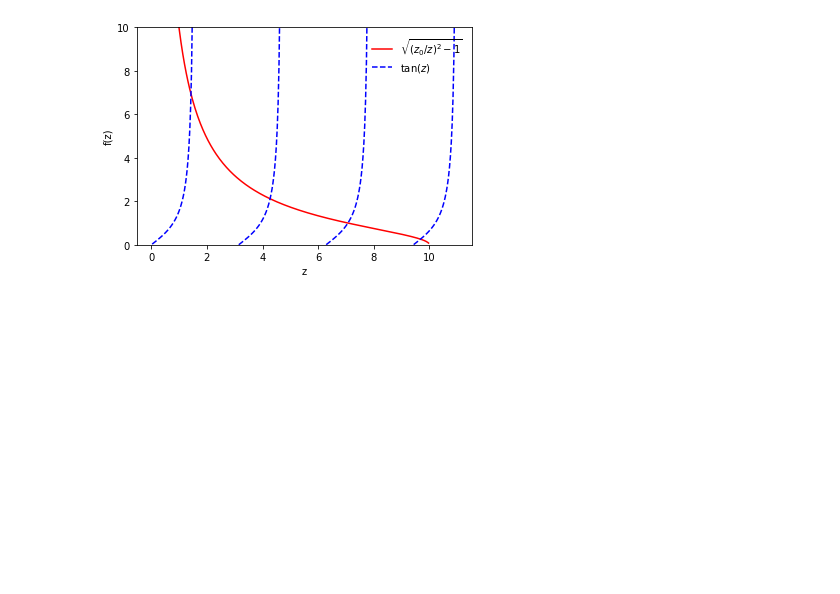
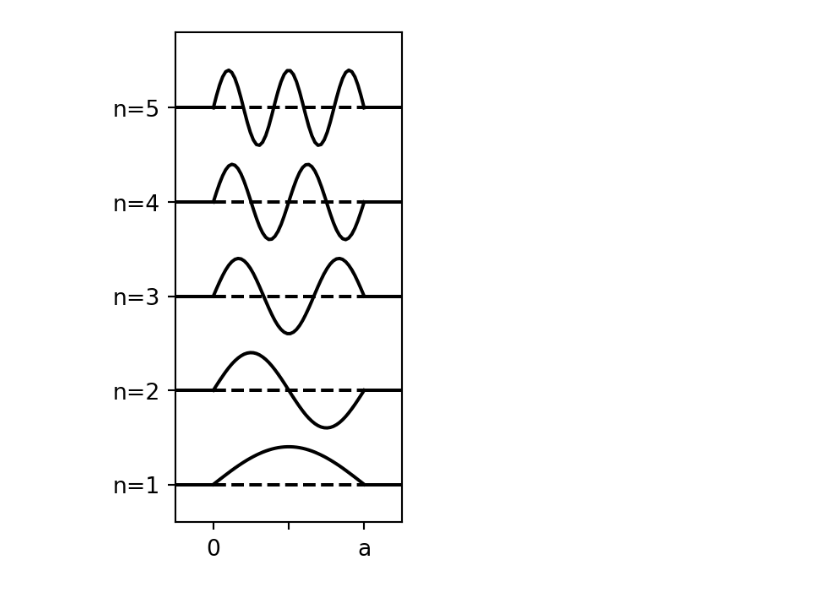
Before and after one commit to mulhearn/classwork, a Jupyter notebook: phy115a/python/figures.ipynb, the cells around one changed output. Cells and saved outputs as stored; diff of their text form; code cells hidden in the pictures; blank space fills up the shorter version.

```diff
--- a/phy115a/python/figures.ipynb
+++ b/phy115a/python/figures.ipynb
@@ -7,41 +5,37 @@ Populating the interactive namespace from numpy and matplotlib
-# %%
-from math import pi
-
-z0 = 10
-
-z = np.linspace(0,10*pi,1000)
-mask = (z<z0)&(z>0)
-za = z[mask]
-ya = sqrt((z0/za)**2-1)
-
-plt.plot(za,ya,"r-",label="$\sqrt{(z_0/z)^2 - 1}$")
-
-mask = (z>0)&(z<pi/2)
-zb1 = z[mask]
-yb1 = tan(zb1)
-plt.plot(zb1,yb1,"b--", label="tan$(z)$")
-
-mask = (z>pi)&(z<3*pi/2)
-zb2 = z[mask]
-yb2 = tan(zb2)
-plt.plot(zb2,yb2,"b--")
-
-mask = (z>2*pi)&(z<5*pi/2)
-zb3 = z[mask]
-yb3 = tan(zb3)
-plt.plot(zb3,yb3,"b--")
-
-mask = (z>3*pi)&(z<7*pi/2)
-zb4 = z[mask]
-yb4 = tan(zb4)
-plt.plot(zb4,yb4,"b--")
-
-plt.ylim(0,10)
-
-plt.xlabel("z")
-plt.ylabel("f(z)")
-plt.legend(loc=1, frameon=False)
-
-plt.savefig("finitewell.pdf")
-# %% [output]
-[figure, removed]
+# %%
+xticks  = [0,0.5,1.0]
+xlabels = ["0","","a"]
+
+yticks  = [0,2.5,5,7.5,10]
+ylabels = ["n=1","n=2","n=3","n=4","n=5"]
+
+
+fig = plt.figure(figsize=(8, 4), dpi=(192))
+ax = plt.gca()
+ax.set_aspect(0.25)
+ax.set_xticks(xticks)
+ax.set_xticklabels(xlabels)
+ax.set_yticks(yticks)
+ax.set_yticklabels(ylabels)
+
+ax.set_xlim(-0.25,1.25)
+ax.set_ylim(-1,12)
+
+x = np.linspace(0,1)
+
+ax.plot(x,sin(pi*x),"k-")
+ax.plot(x,sin(2*pi*x)+2.5,"k-")
+ax.plot(x,sin(3*pi*x)+5,"k-")
+ax.plot(x,sin(4*pi*x)+7.5,"k-")
+ax.plot(x,sin(5*pi*x)+10,"k-")
+
+#ax.vlines([0,1],0,5,color="black")
+ax.hlines([0,2.5,5,7.5,10],-1,0,color="black",ls="-")
+ax.hlines([0,2.5,5,7.5,10],0,1,color="black",ls="--")
+ax.hlines([0,2.5,5,7.5,10],1,2,color="black",ls="-")
+
+
+
+fig.savefig("infinitewell.pdf")
+# %% [output]
+[figure, added]
```
Also changed, not shown: parts of 2 cells of this notebook, 11 other files.
